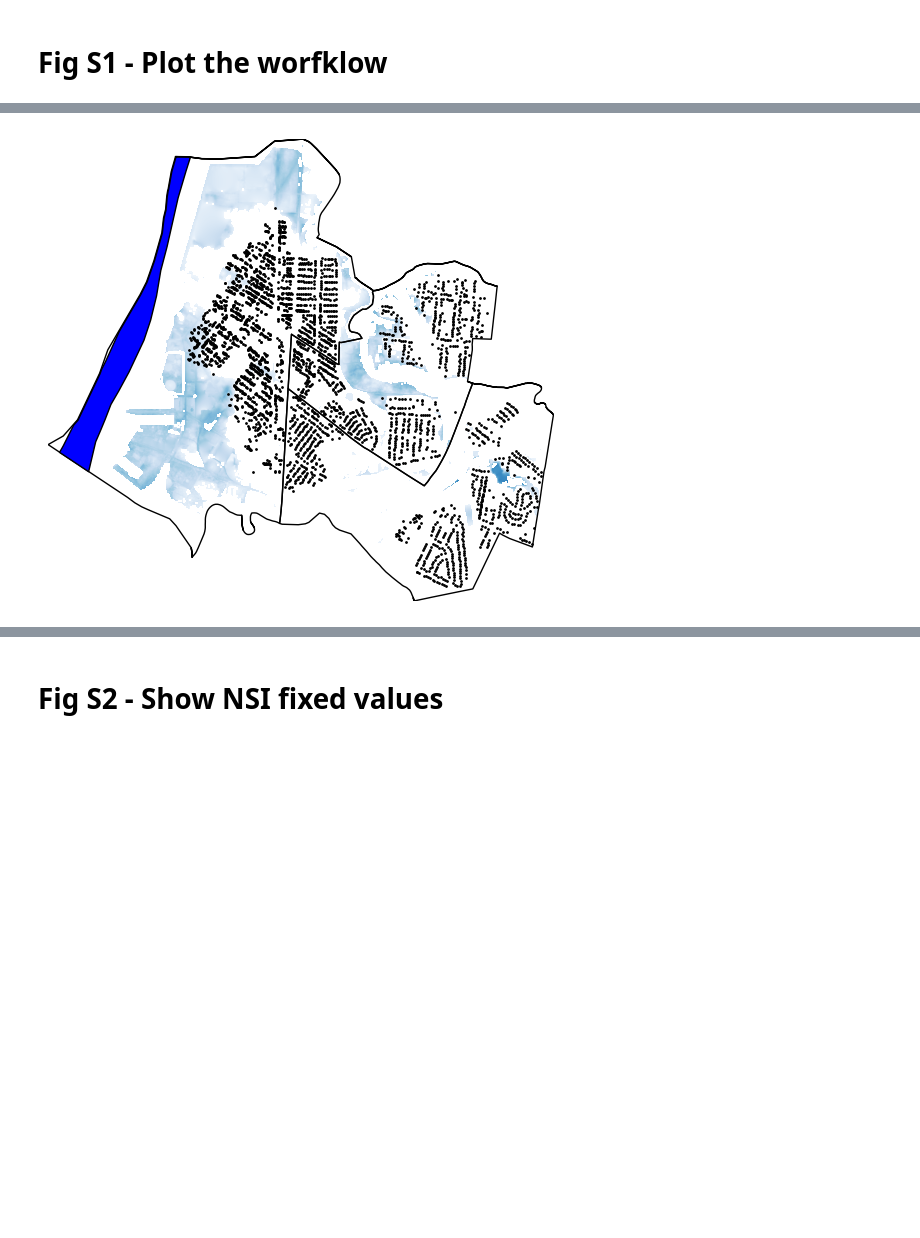
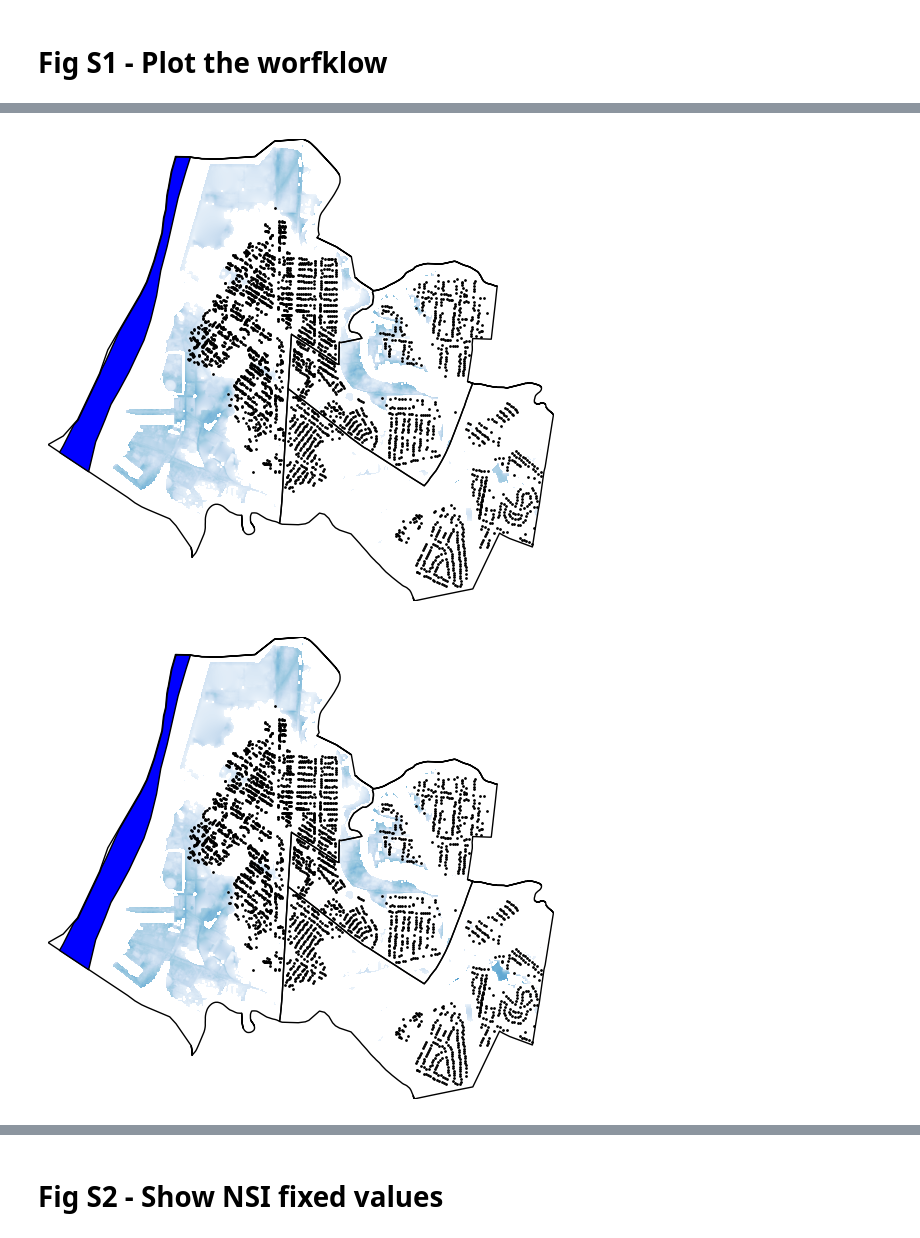
Before and after one commit to abpoll/gc_elev, a Jupyter notebook: workflow/notebooks/supplementary_results.ipynb, the cells around one changed output, grey strips where cells are left out. Saved outputs shown, nothing was run; the diff lists cells and outputs as text; code cells hidden in the pictures; blank space fills up the shorter version.

Commit message:
more sup figures

```diff
--- a/workflow/notebooks/supplementary_results.ipynb
+++ b/workflow/notebooks/supplementary_results.ipynb
@@ -209,0 +237,15 @@ depth_dict = {'500_Mid': mid_500_d,
+# %%
+fig, ax = plt.subplots(figsize=(8, 6))
+
+rasterio.plot.show(dem_clip, cmap='GnBu_r', ax=ax, vmin=0, vmax=40)
+
+bnd_shp.plot(color='none', edgecolor='black', lw=4, ax=ax)
+clip_ref_t.plot(color='none', edgecolor='red', lw=4, ax=ax)
+
+ax.axis('off')
+
+# Output figure
+filename = 'workflow_dem_bounds.png'
+fig.savefig(join(FIG_DIR, filename),
+            dpi=600,
+            bbox_inches='tight')
@@ -210,39 +254,41 @@ depth_dict = {'500_Mid': mid_500_d,
 # %%
 # Second piece - structure locations + hazard example
 
 # Following other examples in the literature, these are pretty
 # tiny figure inserts. So, don't use up space for legends
 # This type of stuff is captured in the workflow text
-# Let's plot the Mid 500 depths
-ret_per = '500'
+# Let's plot the Mid depths
 scen = 'Mid'
 
-df_id = ret_per + '_' + scen
-depth_r = depth_dict[df_id]
+for ret_per in ['5', '50', '100', '500']:
 
-nsi_plot = nsi_geo.to_crs(HAZ_CRS)
-fz_plot = fz_geo.to_crs(HAZ_CRS)
-sfha_plot = fz_plot[fz_plot['fld_zone'].isin(['A', 'AE'])]
-open = fz_plot[fz_plot['fld_zone'] == 'OPEN WATER']
-t_plot = tract_geo.to_crs(HAZ_CRS)
+    df_id = ret_per + '_' + scen
+    depth_r = depth_dict[df_id]
 
-fig, ax = plt.subplots(figsize=(8, 6))
-nsi_plot.plot(markersize=1, color='black', ax=ax)
-t_plot.plot(ax=ax, color='none', edgecolor='black', lw=1)
-open.plot(ax=ax, color='blue', edgecolor='black')
-# use imshow so that we have something to map the colorbar to
-image_hidden = ax.imshow(depth_r.read(1),
-                         cmap='Blues',
-                         vmin=0,
-                         vmax=4)
-rasterio.plot.show(depth_r, cmap='Blues', ax=ax, vmin=0, vmax=4)
+    nsi_plot = nsi_geo.to_crs(HAZ_CRS)
+    fz_plot = fz_geo.to_crs(HAZ_CRS)
+    sfha_plot = fz_plot[fz_plot['fld_zone'].isin(['A', 'AE'])]
+    open = fz_plot[fz_plot['fld_zone'] == 'OPEN WATER']
+    t_plot = tract_geo.to_crs(HAZ_CRS)
 
-ax.axis('off')
+    fig, ax = plt.subplots(figsize=(8, 6))
+    nsi_plot.plot(markersize=1, color='black', ax=ax)
+    t_plot.plot(ax=ax, color='none', edgecolor='black', lw=1)
+    open.plot(ax=ax, color='blue', edgecolor='black')
+    # use imshow so that we have something to map the colorbar to
+    image_hidden = ax.imshow(depth_r.read(1),
+                             cmap='Blues',
+                             vmin=0,
+                             vmax=4)
+    rasterio.plot.show(depth_r, cmap='Blues', ax=ax, vmin=0, vmax=4)
 
-# Output figure
-# filename = 'nsi_' + ret_per + 'yr' + '_' + scen + '.png'
-# fig.savefig(join(FIG_DIR, filename),
-#             dpi=600,
-#             bbox_inches='tight')
+    ax.axis('off')
+
+    # Output figure
+    filename = 'workflow_nsi_depth_' + scen + '_' + ret_per + '.png'
+    fig.savefig(join(FIG_DIR, filename),
+                dpi=600,
+                bbox_inches='tight')
 # %% [output]
-[figure, old version]
+[figure, new version]
+[figure, added]
```
Also changed, not shown: parts of 7 cells of this notebook.
